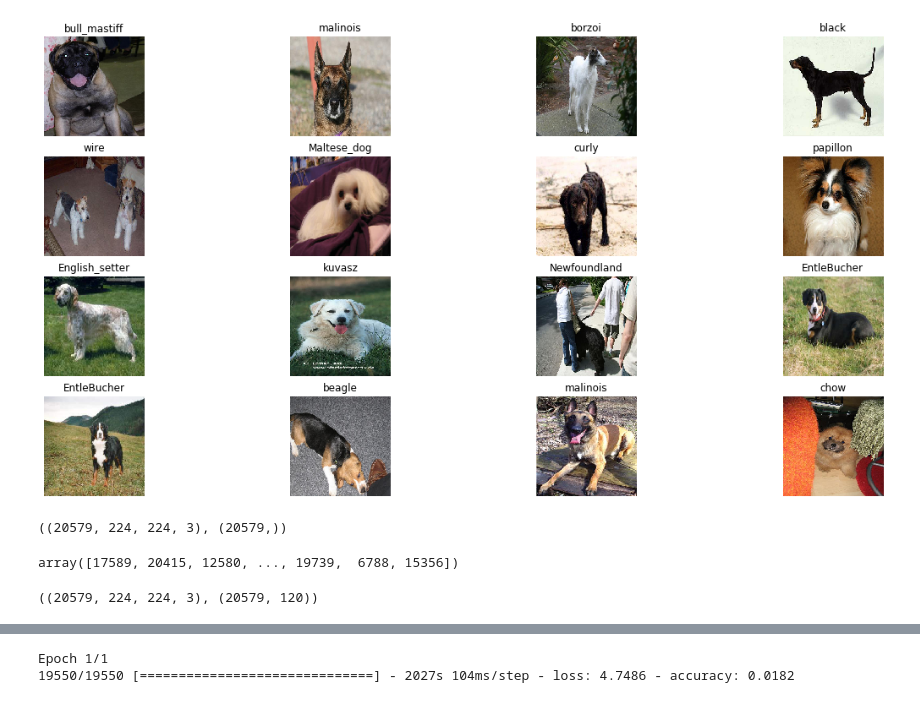
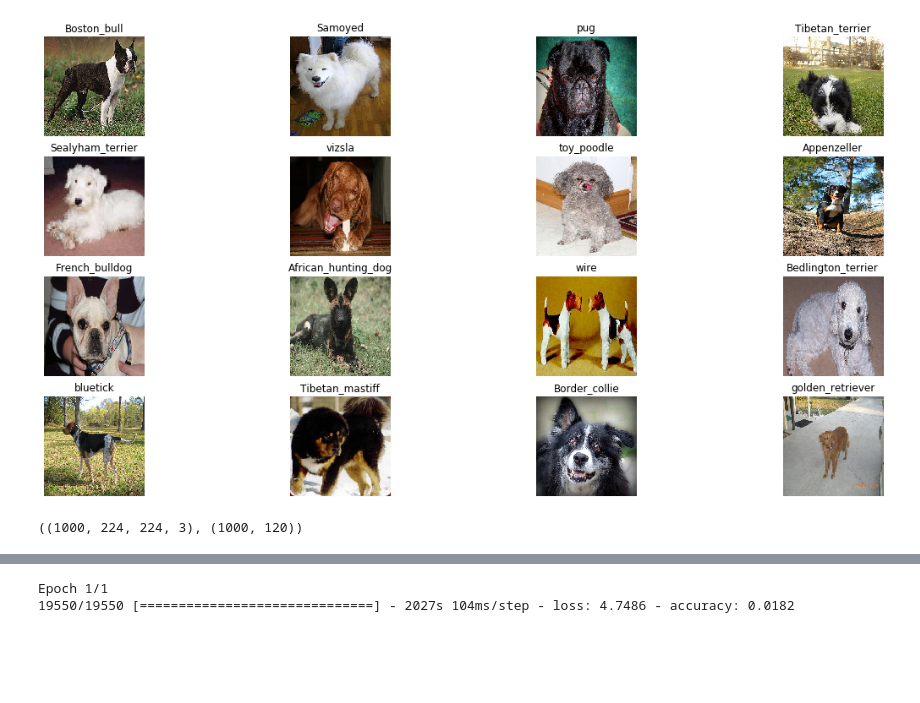
Before and after one commit to tcausero/e4040-2019Fall-Project-ATXY-tc3030-xh2439-aoj2103, a Jupyter notebook: final_project.ipynb, the cells around one changed output, grey strips where cells are left out. Cells and saved outputs as stored; diff of their text form; code cells hidden in the pictures; blank space fills up the shorter version.

```diff
--- a/final_project.ipynb
+++ b/final_project.ipynb
@@ -33,11 +19,11 @@ y = [labels[i] for i in range(len(data)) if data[i].shape[2]==3]
 # %%
 # Visualization of the original data
 fig = plt.figure(figsize=(20,10))
-mask=np.random.choice(len(x),16, replace = False)
+mask=np.random.choice(len(data),16, replace = False)
 for i in range(16):
     ax = fig.add_subplot(4,4,i+1)
-    ax.imshow(x[mask[i]])
+    ax.imshow(data[mask[i]])
     ax.axis('off')
     ax.title.set_text(label_to_breed[labels[mask[i]]])
 # %% [output]
-[figure, old version]
+[figure, new version]
@@ -44,20 +32,9 @@ for i in range(16):
 # %%
-x = np.asarray(x)
-y = np.asarray(y)
+x = data[shuffle,:,:,:]
+y = to_categorical(labels[shuffle,])
 x.shape, y.shape
 # %% [output]
-((20579, 224, 224, 3), (20579,))
+((1000, 224, 224, 3), (1000, 120))
-# %%
-shuffle = np.random.choice(x.shape[0], x.shape[0], replace = False)
-shuffle
-# %% [output]
-array([17589, 20415, 12580, ..., 19739,  6788, 15356])
-# %%
-x = x[shuffle,:,:,:]
-y = to_categorical(y[shuffle,])
-x.shape, y.shape
-# %% [output]
-((20579, 224, 224, 3), (20579, 120))
 # %%
 num_train = int(0.95*x.shape[0])
 num_test = x.shape[0]-num_train
```
Also changed, not shown: parts of 8 cells of this notebook, 1 other file.
